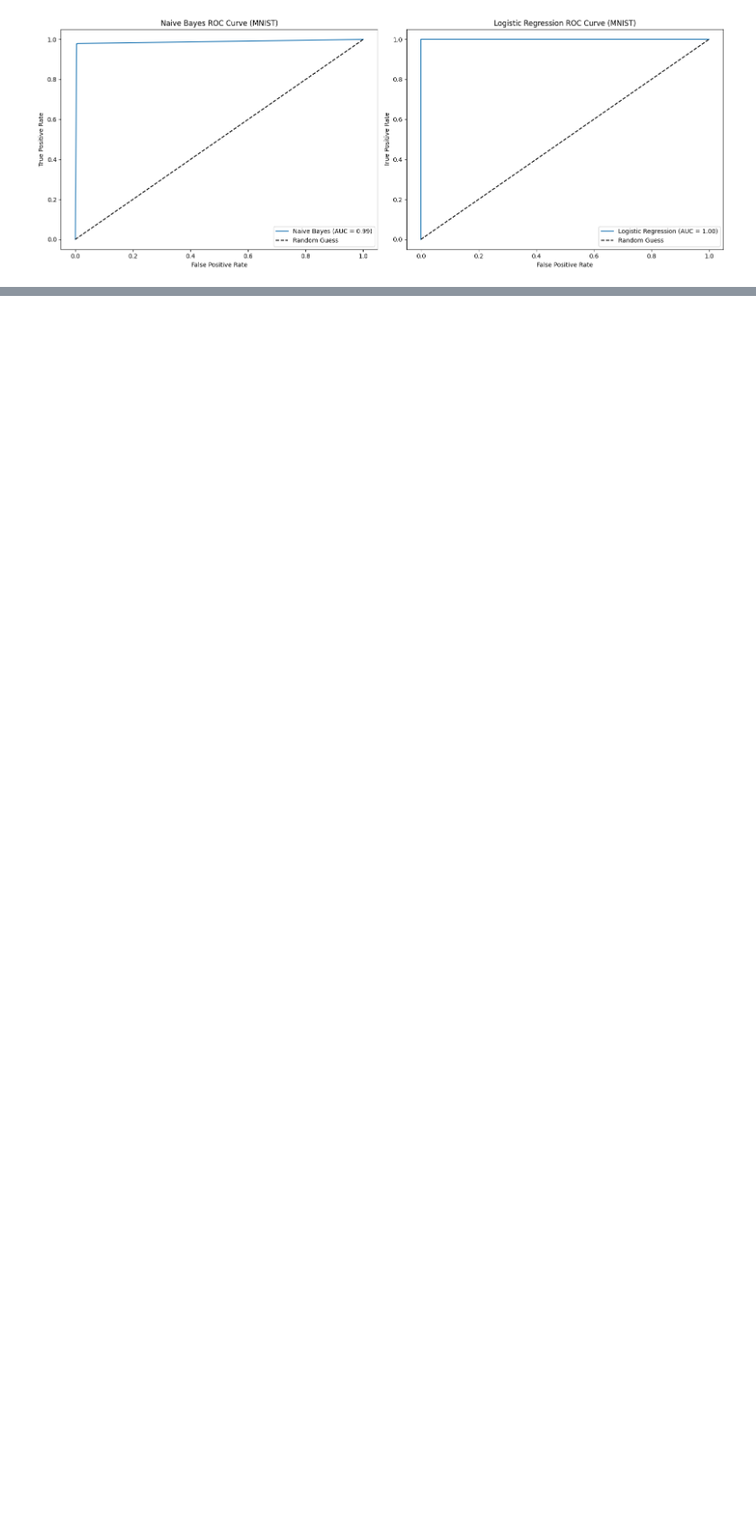
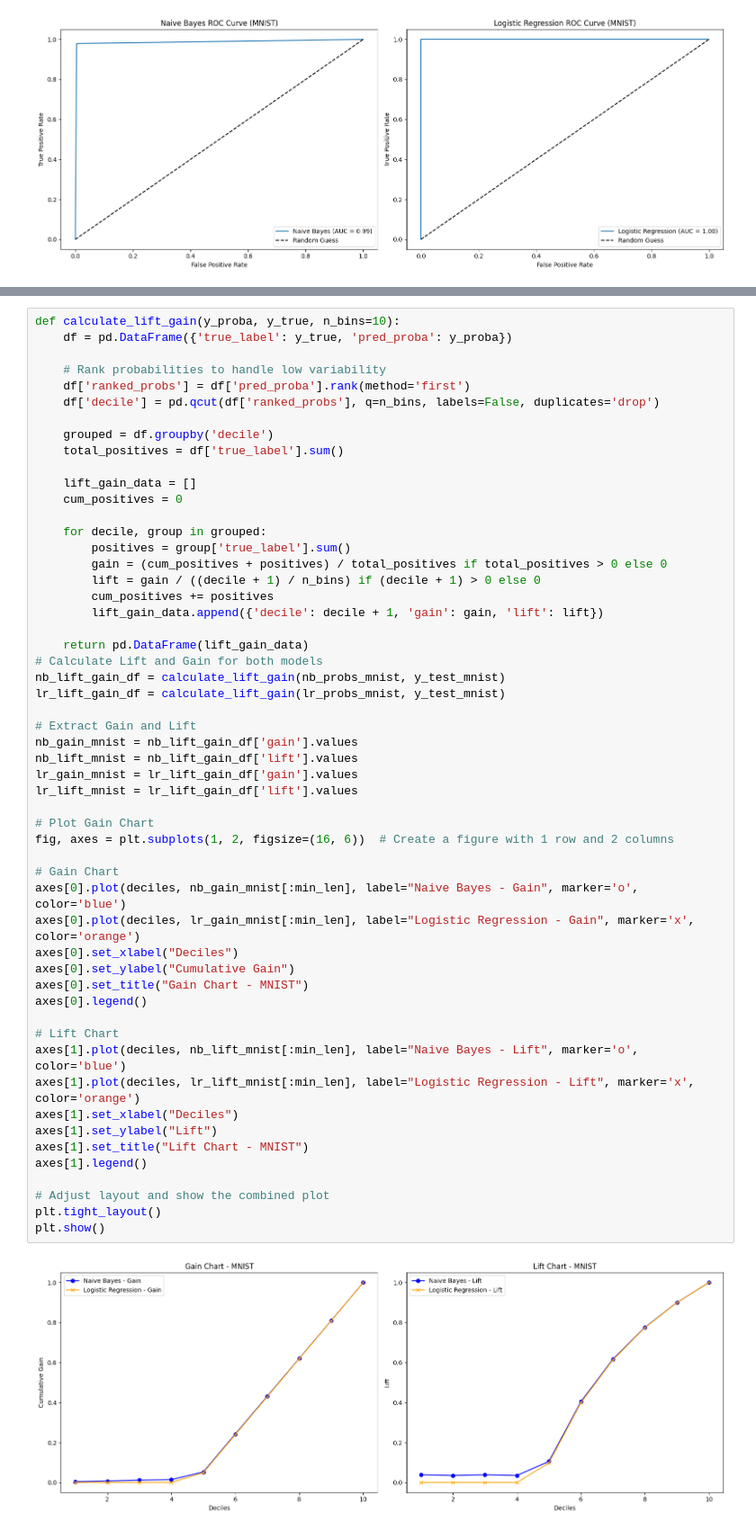
Before and after one commit to AmitPrajapati1978/Generative_AI, a Jupyter notebook: Assignment_2/Amit_Prajapati_GEN_AI_Assignement_2.ipynb, the cells around one changed output, grey strips where cells are left out. Shown at 90% size. Cells and saved outputs as stored; diff of their text form; blank space fills up the shorter version.

```diff
--- a/Assignment_2/Amit_Prajapati_GEN_AI_Assignement_2.ipynb
+++ b/Assignment_2/Amit_Prajapati_GEN_AI_Assignement_2.ipynb
@@ -346,0 +392,56 @@ Logistic Regression is better for handling complex datasets like MNIST, while Na
+# %%
+def calculate_lift_gain(y_proba, y_true, n_bins=10):
+    df = pd.DataFrame({'true_label': y_true, 'pred_proba': y_proba})
+
+    # Rank probabilities to handle low variability
+    df['ranked_probs'] = df['pred_proba'].rank(method='first')
+    df['decile'] = pd.qcut(df['ranked_probs'], q=n_bins, labels=False, duplicates='drop')
+
+    grouped = df.groupby('decile')
+    total_positives = df['true_label'].sum()
+
+    lift_gain_data = []
+    cum_positives = 0
+
+    for decile, group in grouped:
+        positives = group['true_label'].sum()
+        gain = (cum_positives + positives) / total_positives if total_positives > 0 else 0
+        lift = gain / ((decile + 1) / n_bins) if (decile + 1) > 0 else 0
+        cum_positives += positives
+        lift_gain_data.append({'decile': decile + 1, 'gain': gain, 'lift': lift})
+
+    return pd.DataFrame(lift_gain_data)
+# Calculate Lift and Gain for both models
+nb_lift_gain_df = calculate_lift_gain(nb_probs_mnist, y_test_mnist)
+lr_lift_gain_df = calculate_lift_gain(lr_probs_mnist, y_test_mnist)
+
+# Extract Gain and Lift
+nb_gain_mnist = nb_lift_gain_df['gain'].values
+nb_lift_mnist = nb_lift_gain_df['lift'].values
+lr_gain_mnist = lr_lift_gain_df['gain'].values
+lr_lift_mnist = lr_lift_gain_df['lift'].values
+
+# Plot Gain Chart
+fig, axes = plt.subplots(1, 2, figsize=(16, 6))  # Create a figure with 1 row and 2 columns
+
+# Gain Chart
+axes[0].plot(deciles, nb_gain_mnist[:min_len], label="Naive Bayes - Gain", marker='o', color='blue')
+axes[0].plot(deciles, lr_gain_mnist[:min_len], label="Logistic Regression - Gain", marker='x', color='orange')
+axes[0].set_xlabel("Deciles")
+axes[0].set_ylabel("Cumulative Gain")
+axes[0].set_title("Gain Chart - MNIST")
+axes[0].legend()
+
+# Lift Chart
+axes[1].plot(deciles, nb_lift_mnist[:min_len], label="Naive Bayes - Lift", marker='o', color='blue')
+axes[1].plot(deciles, lr_lift_mnist[:min_len], label="Logistic Regression - Lift", marker='x', color='orange')
+axes[1].set_xlabel("Deciles")
+axes[1].set_ylabel("Lift")
+axes[1].set_title("Lift Chart - MNIST")
+axes[1].legend()
+
+# Adjust layout and show the combined plot
+plt.tight_layout()
+plt.show()
+# %% [output]
+[figure, added]
```
Also changed, not shown: parts of 8 cells of this notebook.
